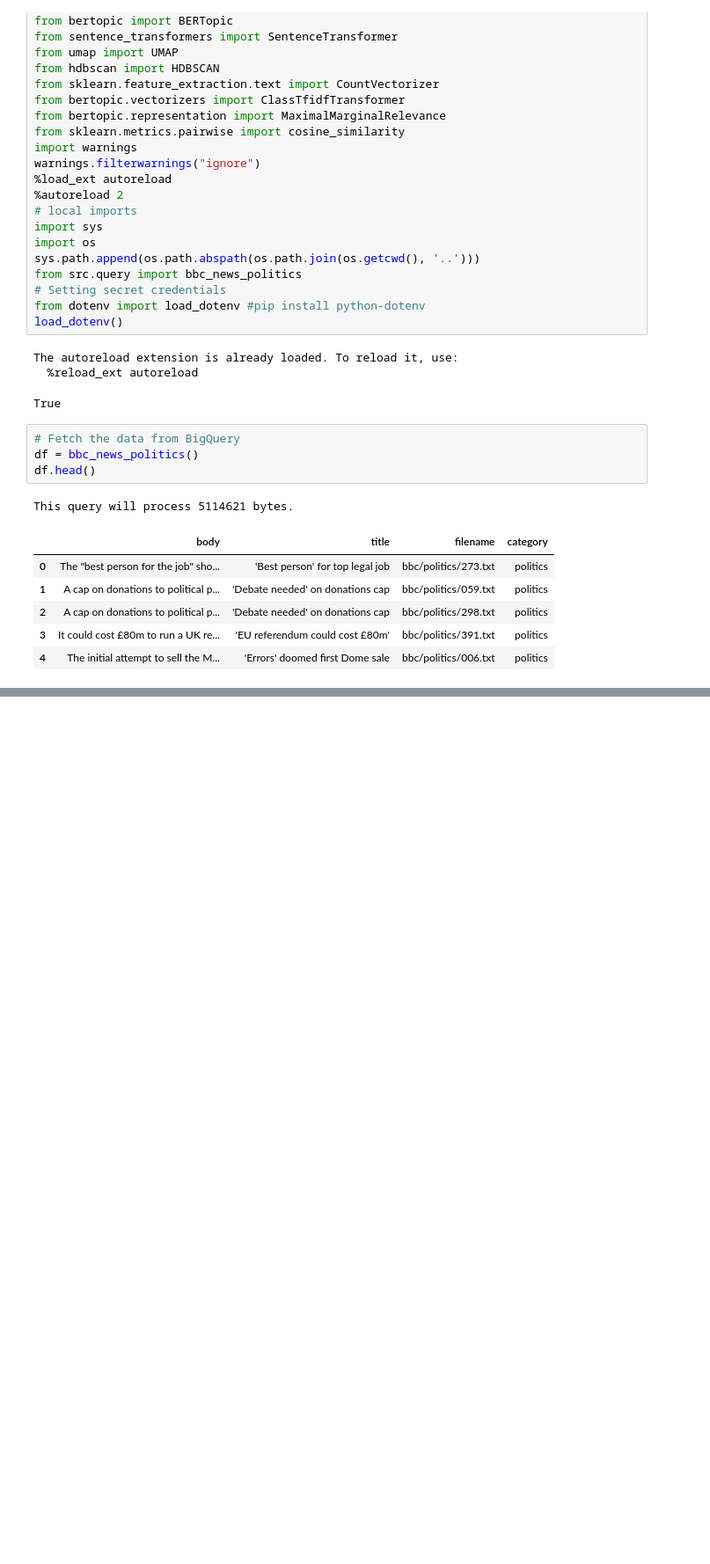
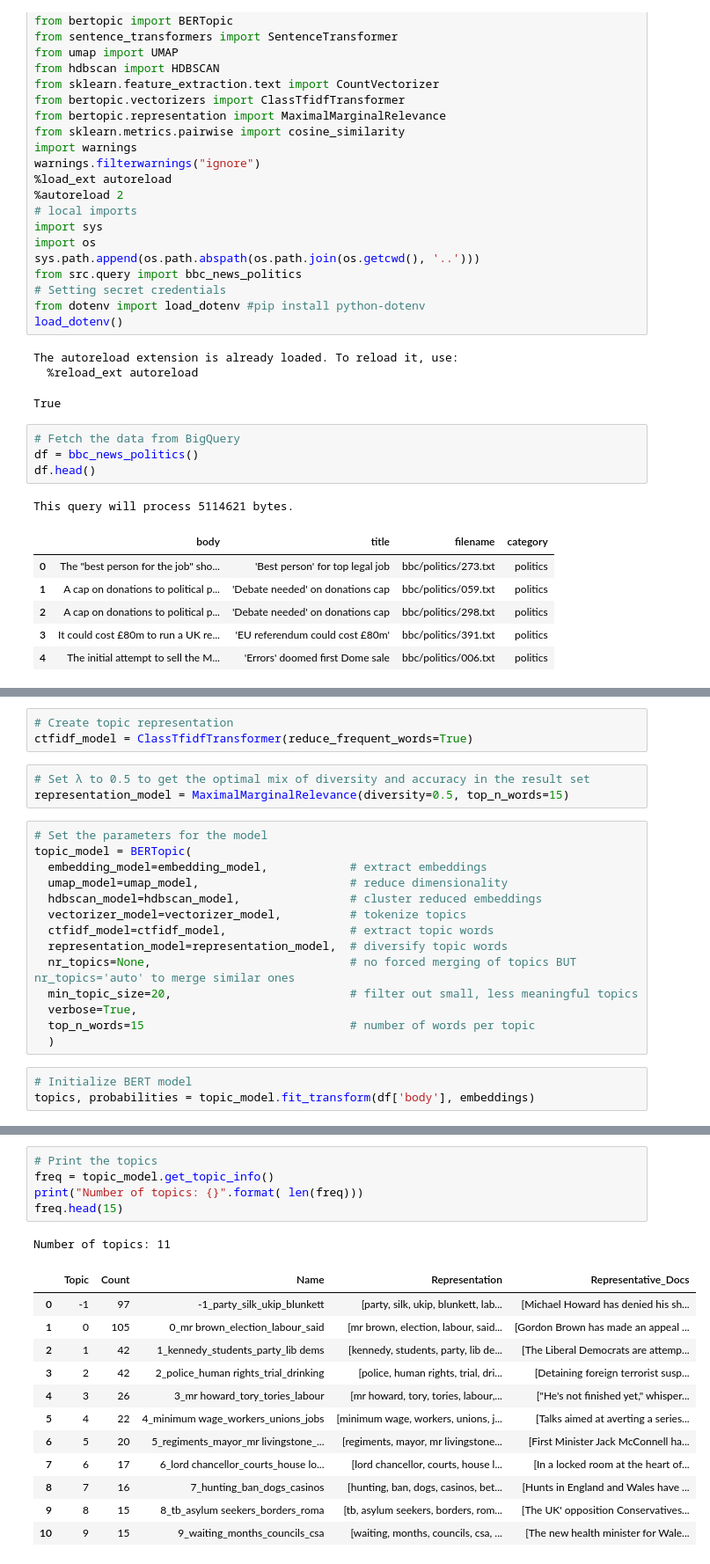
Before and after one commit to AnnaVerbytska/BBC-News, a Jupyter notebook: notebooks/bert-topic.ipynb, the cells around one changed output, grey strips where cells are left out. Shown: that part at 88% size. Cells and saved outputs as stored; diff of their text form; blank space fills up the shorter version.

Commit message:
Created a Topic Modelling pipeline with BERTopic for political BBC news articles

```diff
--- a/notebooks/bert-topic.ipynb
+++ b/notebooks/bert-topic.ipynb
@@ -41,0 +84,23 @@ This query will process 5114621 bytes.
+# %%
+# Create topic representation
+ctfidf_model = ClassTfidfTransformer(reduce_frequent_words=True)
+# %%
+# Set λ to 0.5 to get the optimal mix of diversity and accuracy in the result set
+representation_model = MaximalMarginalRelevance(diversity=0.5, top_n_words=15)
+# %%
+# Set the parameters for the model
+topic_model = BERTopic(
+  embedding_model=embedding_model,            # extract embeddings
+  umap_model=umap_model,                      # reduce dimensionality
+  hdbscan_model=hdbscan_model,                # cluster reduced embeddings
+  vectorizer_model=vectorizer_model,          # tokenize topics
+  ctfidf_model=ctfidf_model,                  # extract topic words
+  representation_model=representation_model,  # diversify topic words
+  nr_topics=None,                             # no forced merging of topics BUT nr_topics='auto' to merge similar ones
+  min_topic_size=20,                          # filter out small, less meaningful topics
+  verbose=True,
+  top_n_words=15                              # number of words per topic
+  )
+# %%
+# Initialize BERT model
+topics, probabilities = topic_model.fit_transform(df['body'], embeddings)
@@ -41,0 +114,19 @@ This query will process 5114621 bytes.
+# %%
+# Print the topics
+freq = topic_model.get_topic_info()
+print("Number of topics: {}".format( len(freq)))
+freq.head(15)
+# %% [output]
+Number of topics: 11
+|  | Topic | Count | Name | Representation | Representative_Docs |
+| 0 | -1 | 97 | -1_party_silk_ukip_blunkett | [party, silk, ukip, blunkett, lab... | [Michael Howard has denied his sh... |
+| 1 | 0 | 105 | 0_mr brown_election_labour_said | [mr brown, election, labour, said... | [Gordon Brown has made an appeal ... |
+| 2 | 1 | 42 | 1_kennedy_students_party_lib dems | [kennedy, students, party, lib de... | [The Liberal Democrats are attemp... |
+| 3 | 2 | 42 | 2_police_human rights_trial_drinking | [police, human rights, trial, dri... | [Detaining foreign terrorist susp... |
+| 4 | 3 | 26 | 3_mr howard_tory_tories_labour | [mr howard, tory, tories, labour,... | ["He's not finished yet," whisper... |
+| 5 | 4 | 22 | 4_minimum wage_workers_unions_jobs | [minimum wage, workers, unions, j... | [Talks aimed at averting a series... |
+| 6 | 5 | 20 | 5_regiments_mayor_mr livingstone_... | [regiments, mayor, mr livingstone... | [First Minister Jack McConnell ha... |
+| 7 | 6 | 17 | 6_lord chancellor_courts_house lo... | [lord chancellor, courts, house l... | [In a locked room at the heart of... |
+| 8 | 7 | 16 | 7_hunting_ban_dogs_casinos | [hunting, ban, dogs, casinos, bet... | [Hunts in England and Wales have ... |
+| 9 | 8 | 15 | 8_tb_asylum seekers_borders_roma | [tb, asylum seekers, borders, rom... | [The UK' opposition Conservatives... |
+| 10 | 9 | 15 | 9_waiting_months_councils_csa | [waiting, months, councils, csa, ... | [The new health minister for Wale... |
```
Also changed, not shown: parts of 17 cells of this notebook.
